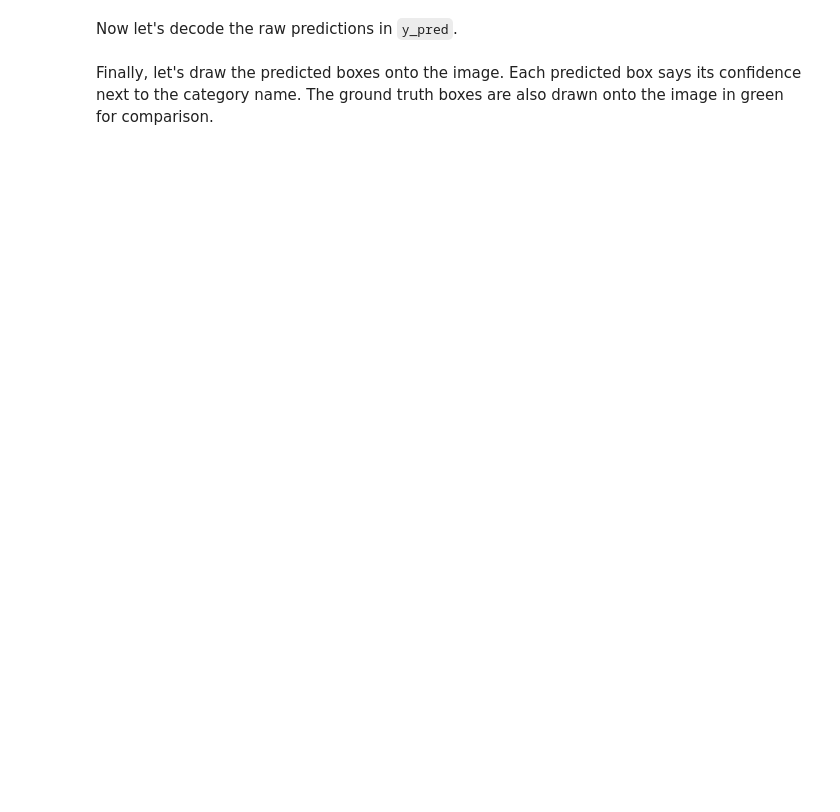
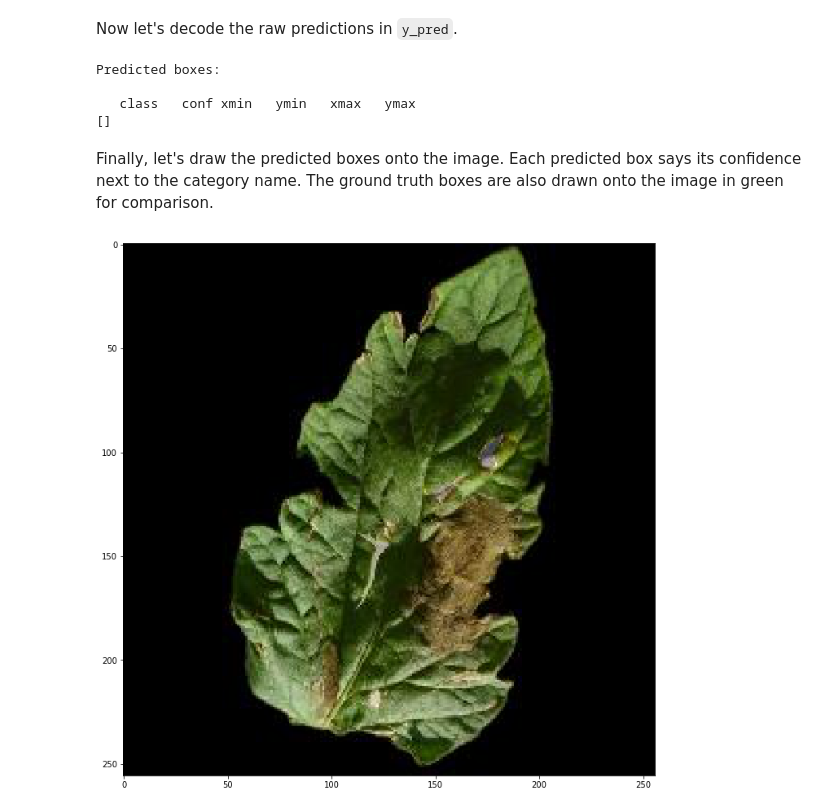
Before and after one commit to sanjeeviisl/biocaffe, a Jupyter notebook: notebook/ssd/LeafDetect_ssd7_training.ipynb, the cells around one changed output. Cells and saved outputs as stored; diff of their text form; code cells hidden in the pictures; blank space fills up the shorter version.

```diff
--- a/notebook/ssd/LeafDetect_ssd7_training.ipynb
+++ b/notebook/ssd/LeafDetect_ssd7_training.ipynb
@@ -121,7 +121,7 @@ ________________________________________________________________________________
 ### 2.2 Load a saved model
 # %%
 # TODO: Set the path to the `.h5` file of the model to be loaded.
-model_path = 'ssd7_leaf3_epoch-01_loss-3.0455_val_loss-2.6581.h5'
+model_path = 'ssd7_leaf10_epoch-21.h5'
 
 #model_path = 'VGG_ILSVRC_16_layers_fc_reduced.h5'
 
@@ -264,7 +284,7 @@ val_generator = val_dataset.generate(batch_size=batch_size,
 # Define model callbacks.
 
 # TODO: Set the filepath under which you want to save the weights.
-model_checkpoint = ModelCheckpoint(filepath='ssd7_leaf6_epoch-{epoch:02d}.h5',
+model_checkpoint = ModelCheckpoint(filepath='ssd7_leaf10_epoch-{epoch:02d}.h5',
                                    monitor='val_loss',
                                    verbose=1,
                                    save_best_only=True,
@@ -272,7 +292,7 @@ model_checkpoint = ModelCheckpoint(filepath='ssd7_leaf6_epoch-{epoch:02d}.h5',
                                    mode='auto',
                                    period=1)
 
-csv_logger = CSVLogger(filename='ssd7_training_log.csv',
+csv_logger = CSVLogger(filename='ssd7_leaf10_training_log.csv',
                        separator=',',
                        append=True)
 
@@ -296,8 +316,8 @@ callbacks = [model_checkpoint,
 # %%
 # TODO: Set the epochs to train for.
 # If you're resuming a previous training, set `initial_epoch` and `final_epoch` accordingly.
-initial_epoch   = 0
-final_epoch     = 20
+initial_epoch   = 22
+final_epoch     = 30
 steps_per_epoch = 1000
 
 history = model.fit_generator(generator=train_generator,
@@ -368,7 +384,7 @@ Now let's decode the raw predictions in `y_pred`.
 # 4: Decode the raw prediction `y_pred`
 
 y_pred_decoded = decode_detections(y_pred,
-                                   confidence_thresh=0.5,
+                                   confidence_thresh=0.8,
                                    iou_threshold=0.45,
                                    top_k=200,
                                    normalize_coords=normalize_coords,
@@ -379,36 +395,45 @@ np.set_printoptions(precision=2, suppress=True, linewidth=90)
 print("Predicted boxes:\n")
 print('   class   conf xmin   ymin   xmax   ymax')
 print(y_pred_decoded[i])
+# %% [output]
+Predicted boxes:
+
+   class   conf xmin   ymin   xmax   ymax
+[]
 # %% [markdown]
 Finally, let's draw the predicted boxes onto the image. Each predicted box says its confidence next to the category name. The ground truth boxes are also drawn onto the image in green for comparison.
 # %%
 # 5: Draw the predicted boxes onto the image
 
 plt.figure(figsize=(20,12))
 plt.imshow(batch_images[i])
 
 current_axis = plt.gca()
 
 colors = plt.cm.hsv(np.linspace(0, 1, n_classes+1)).tolist() # Set the colors for the bounding boxes
-classes = ['background','Potato_healthy','Potato_Early_blight','Potato_Late_blight'] # Just so we can print class names onto the image instead of IDs
+classes = ['background','Potato_healthy','Potato_Early_blight','Infected_Potato_Early_blight_Leaf',
+           'Potato_Late_blight_Spot','Infected_Potato_Late_blight_Leaf','Tomato_healthy',
+           'Tomato_Early_blight_Spot','Infected_Tomato_Early_blight_Leaf','Tomato_Late_blight_Spot','Infected_Tomato_Late_blight_Leaf']
 
 # Draw the ground truth boxes in green (omit the label for more clarity)
 for box in batch_labels[i]:
     xmin = box[1]
     ymin = box[2]
     xmax = box[3]
     ymax = box[4]
     #label = '{}'.format(classes[int(box[0])])
     #current_axis.add_patch(plt.Rectangle((xmin, ymin), xmax-xmin, ymax-ymin, color='green', fill=False, linewidth=2))
     #current_axis.text(xmin, ymin, label, size='x-large', color='white', bbox={'facecolor':'green', 'alpha':1.0})
 
 # Draw the predicted boxes in blue
 for box in y_pred_decoded[i]:
     xmin = box[-4]
     ymin = box[-3]
     xmax = box[-2]
     ymax = box[-1]
     color = colors[int(box[0])]
     label = '{}: {:.2f}'.format(classes[int(box[0])], box[1])
     current_axis.add_patch(plt.Rectangle((xmin, ymin), xmax-xmin, ymax-ymin, color=color, fill=False, linewidth=2))
     current_axis.text(xmin, ymin, label, size='x-large', color='white', bbox={'facecolor':color, 'alpha':1.0})
+# %% [output]
+[figure, added]
```
Also changed, not shown: parts of 7 cells of this notebook, 3 other files.
